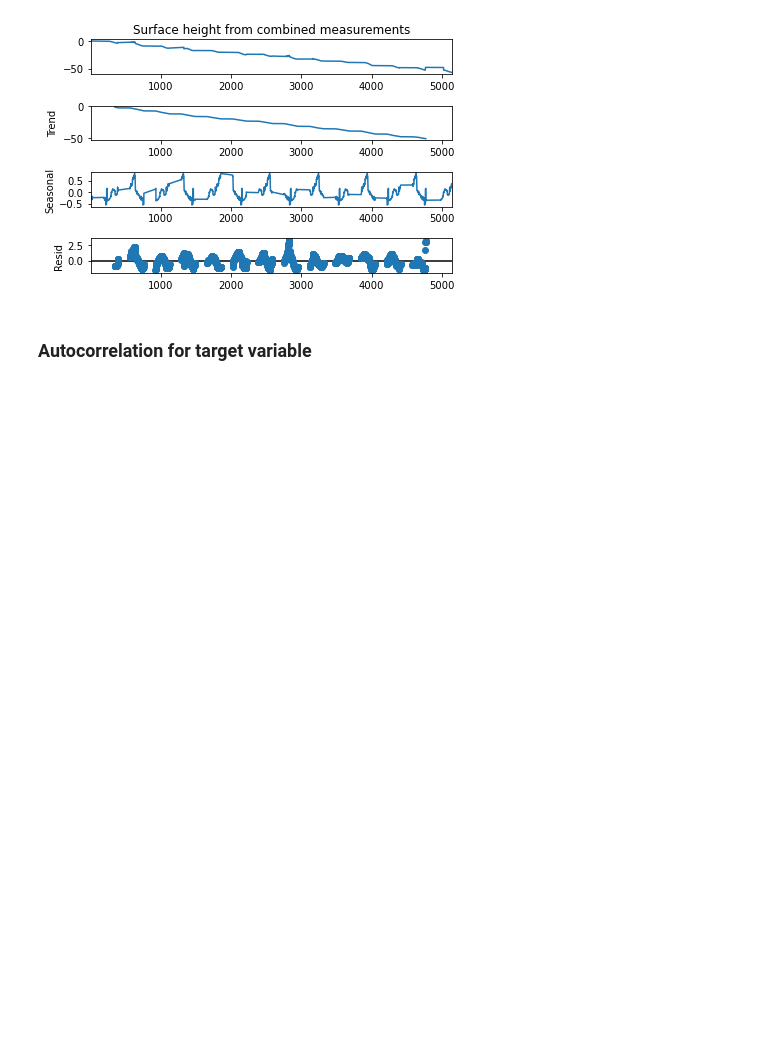
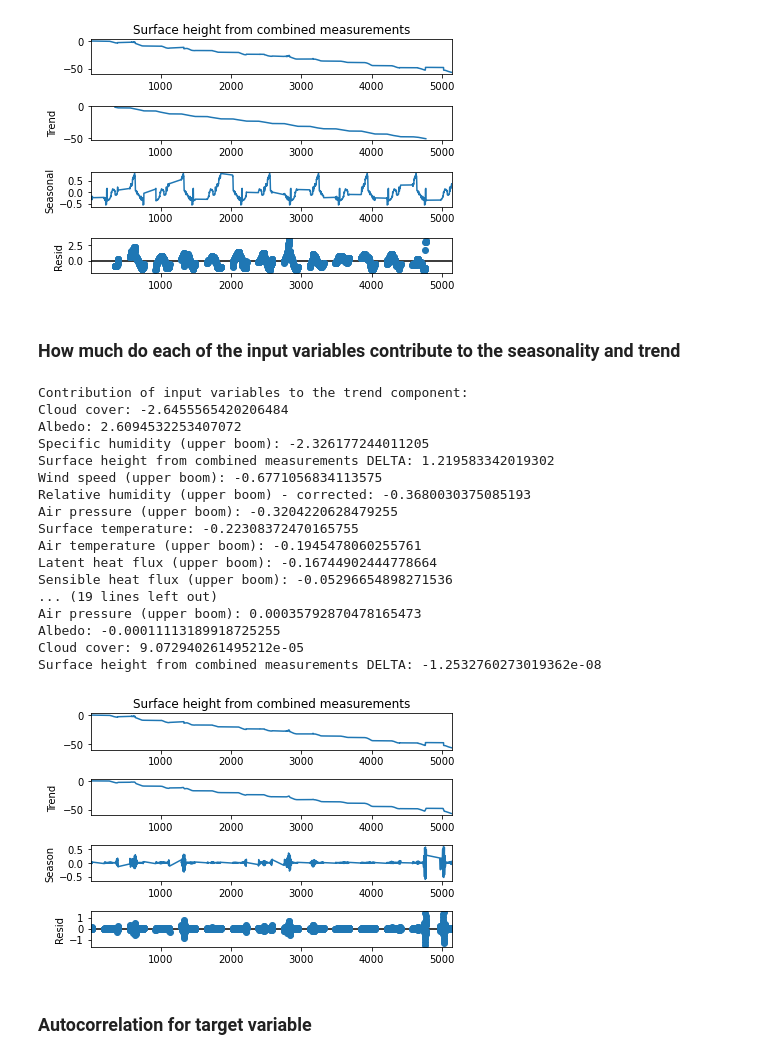
Before and after one commit to markbjerre/GEUS-Master-Thesis, a Jupyter notebook: scripts/SMB_Models_Time_series.ipynb, the cells around one changed output. Cells and saved outputs as stored; diff of their text form; code cells hidden in the pictures; blank space fills up the shorter version.

Commit message:
Seasonality and trend from input variables

```diff
--- a/scripts/SMB_Models_Time_series.ipynb
+++ b/scripts/SMB_Models_Time_series.ipynb
@@ -204,6 +204,73 @@ result.plot()
 # %% [output]
 [figure]
 [figure]
+# %% [markdown]
+### How much do each of the input variables contribute to the seasonality and trend
+# %%
+from statsmodels.tsa.seasonal import STL
+from sklearn.linear_model import LinearRegression
+
+
+# Define the input variables and target variable
+#X = df.drop('Surface height from combined measurements', axis=1)
+#y = df['Surface height from combined measurements']
+
+# Perform STL decomposition on the target variable
+stl = STL(y, period=12)
+res = stl.fit()
+
+# Plot the original and decomposed time series
+res.plot()
+
+# Get the trend, seasonal, and residual components
+trend = res.trend
+seasonal = res.seasonal
+residual = res.resid
+
+# Calculate the contribution of each input variable to the trend and seasonal components
+trend_contributions = {}
+seasonal_contributions = {}
+
+for col in X.columns:
+    # Fit a simple linear regression model between the input variable and the trend component
+    trend_model = LinearRegression().fit(X[col].values.reshape(-1,1), trend)
+    trend_contributions[col] = trend_model.coef_[0]
+
+    # Fit a seasonal decomposition model between the input variable and the seasonal component
+    seasonal_model = STL(X[col], period=12).fit()
+    seasonal_contributions[col] = seasonal_model.seasonal
+
+# Sort the results in descending order of contribution strength
+trend_contributions = {k: v for k, v in sorted(trend_contributions.items(), key=lambda item: abs(item[1]), reverse=True)}
+seasonal_contributions = {k: v for k, v in sorted(seasonal_contributions.items(), key=lambda item: abs(item[1].mean()), reverse=True)}
+
+# Print the results
+print('Contribution of input variables to the trend component:')
+for col, c in trend_contributions.items():
+    print(f"{col}: {c}")
+
+print('\nContribution of input variables to the seasonal component:')
+for col, c in seasonal_contributions.items():
+    print(f"{col}: {c.mean()}")
+# %% [output]
+Contribution of input variables to the trend component:
+Cloud cover: -2.6455565420206484
+Albedo: 2.6094532253407072
+Specific humidity (upper boom): -2.326177244011205
+Surface height from combined measurements DELTA: 1.219583342019302
+Wind speed (upper boom): -0.6771056834113575
+Relative humidity (upper boom) - corrected: -0.3680030375085193
+Air pressure (upper boom): -0.3204220628479255
+Surface temperature: -0.22308372470165755
+Air temperature (upper boom): -0.1945478060255761
+Latent heat flux (upper boom): -0.16744902444778664
+Sensible heat flux (upper boom): -0.05296654898271536
+... (19 lines left out)
+Air pressure (upper boom): 0.00035792870478165473
+Albedo: -0.00011113189918725255
+Cloud cover: 9.072940261495212e-05
+Surface height from combined measurements DELTA: -1.2532760273019362e-08
+[figure, added]
 # %% [markdown]
 ### Autocorrelation for target variable
 # %%
```
